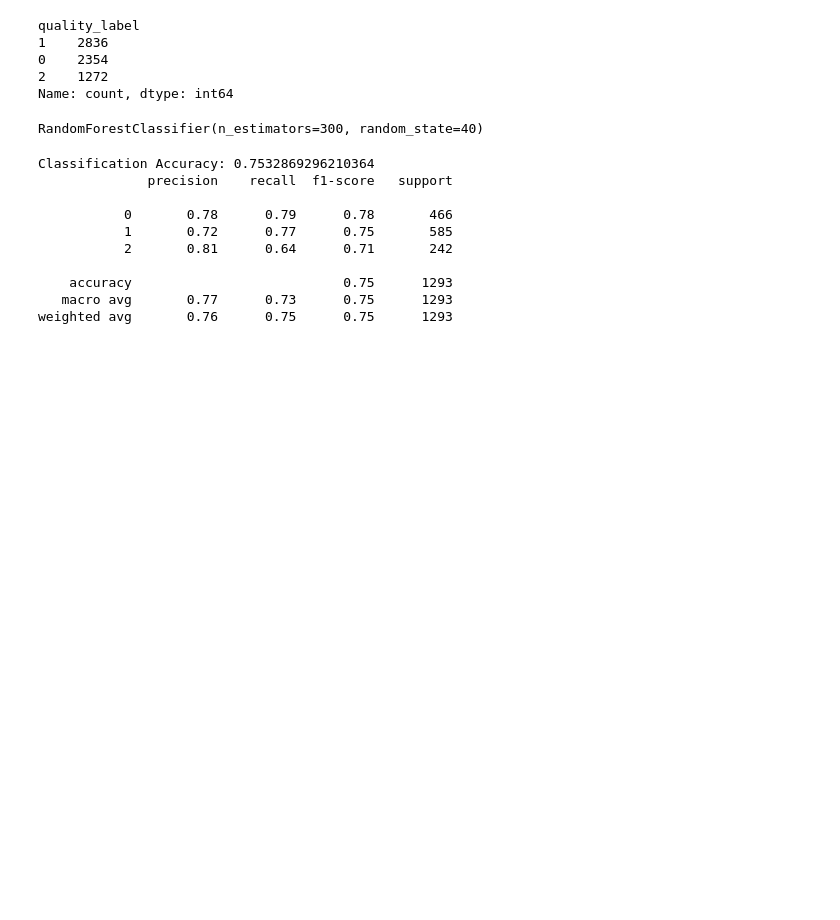
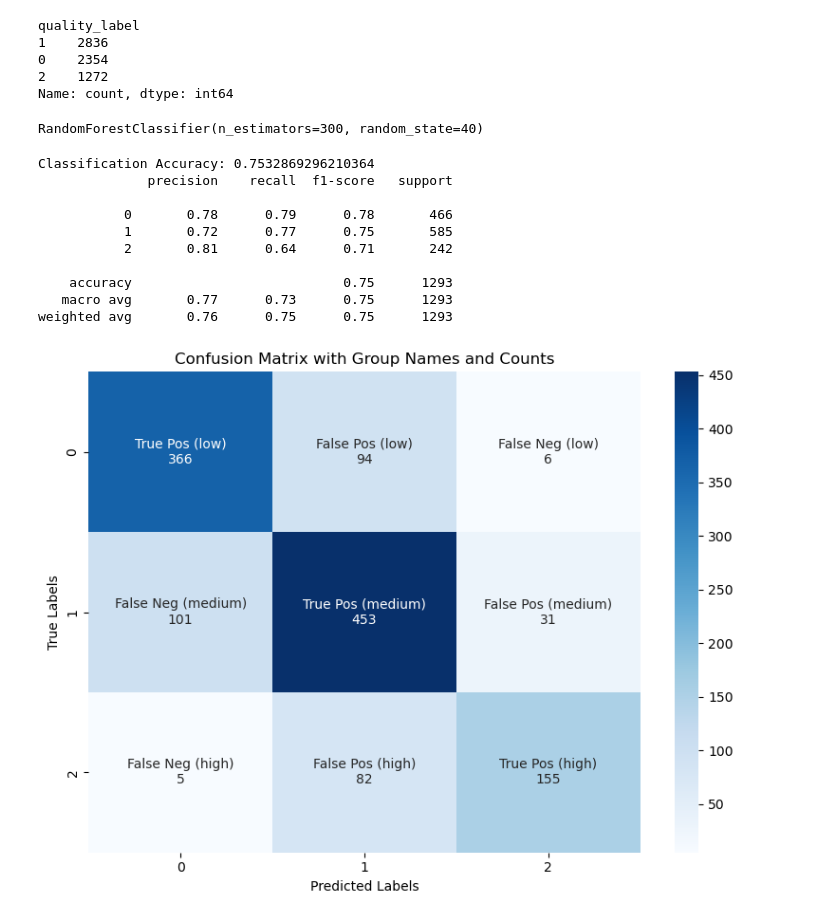
Before and after one commit to enzo253/data-science, a Jupyter notebook: projects/wine_quality_pred.ipynb, the cells around one changed output. Saved outputs shown, nothing was run; the diff lists cells and outputs as text; code cells hidden in the pictures; blank space fills up the shorter version.

```diff
--- a/projects/wine_quality_pred.ipynb
+++ b/projects/wine_quality_pred.ipynb
@@ -100,3 +100,33 @@ Classification Accuracy: 0.7532869296210364
     accuracy                           0.75      1293
    macro avg       0.77      0.73      0.75      1293
 weighted avg       0.76      0.75      0.75      1293
+# %%
+from sklearn.metrics import confusion_matrix
+import numpy as np
+cf_matrix = confusion_matrix(y_test, preds)
+
+group_names = [
+    'True Pos (low)', 'False Pos (low)', 'False Neg (low)',  # Row for true low class
+    'False Neg (medium)', 'True Pos (medium)', 'False Pos (medium)',  # Row for true medium class
+    'False Neg (high)', 'False Pos (high)', 'True Pos (high)'  # Row for true high class
+]
+
+# Generate count labels
+group_counts = ["{0:0.0f}".format(value) for value in cf_matrix.flatten()]
+
+# Create the labels without percentages
+labels = [f"{v1}\n{v2}" for v1, v2 in zip(group_names, group_counts)]
+
+# Reshape labels to match the confusion matrix shape
+labels = np.asarray(labels).reshape(3, 3)
+
+# Plot the heatmap
+plt.figure(figsize=(8, 6))
+sns.heatmap(cf_matrix, annot=labels, fmt='', cmap='Blues')
+plt.xlabel("Predicted Labels")
+plt.ylabel("True Labels")
+plt.title("Confusion Matrix with Group Names and Counts")
+plt.tight_layout()
+plt.show()
+# %% [output]
+[figure, added]
```
Also changed, not shown: 3 other files.
